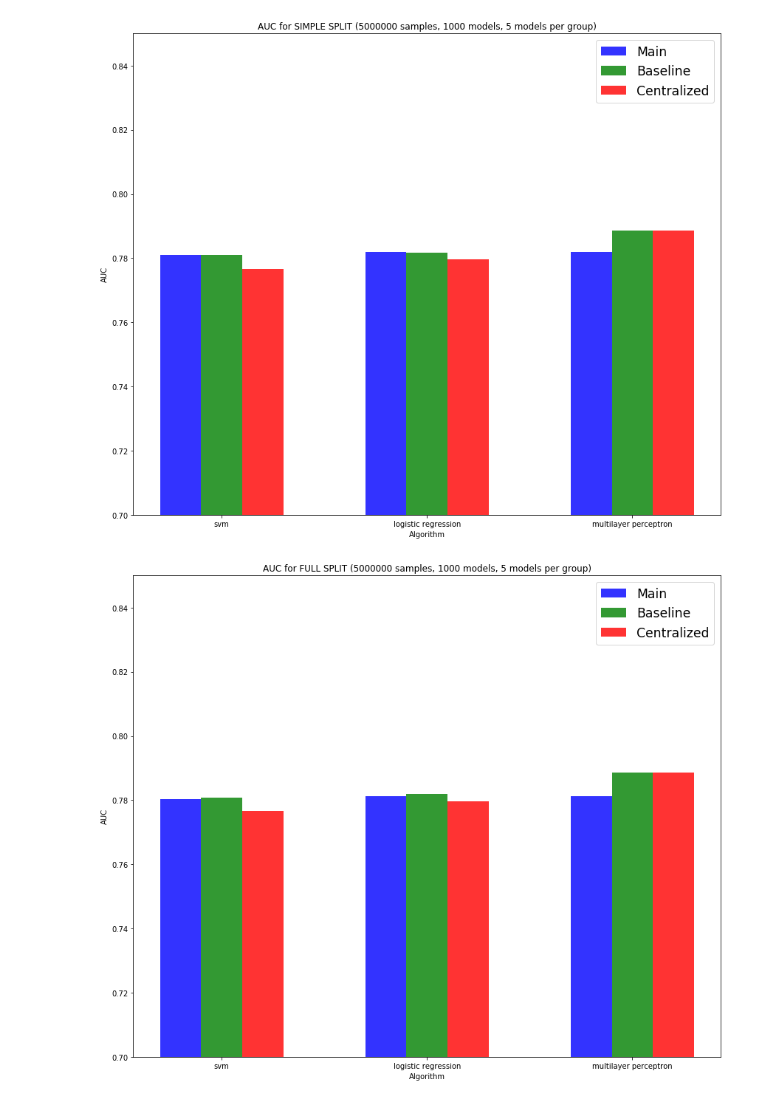
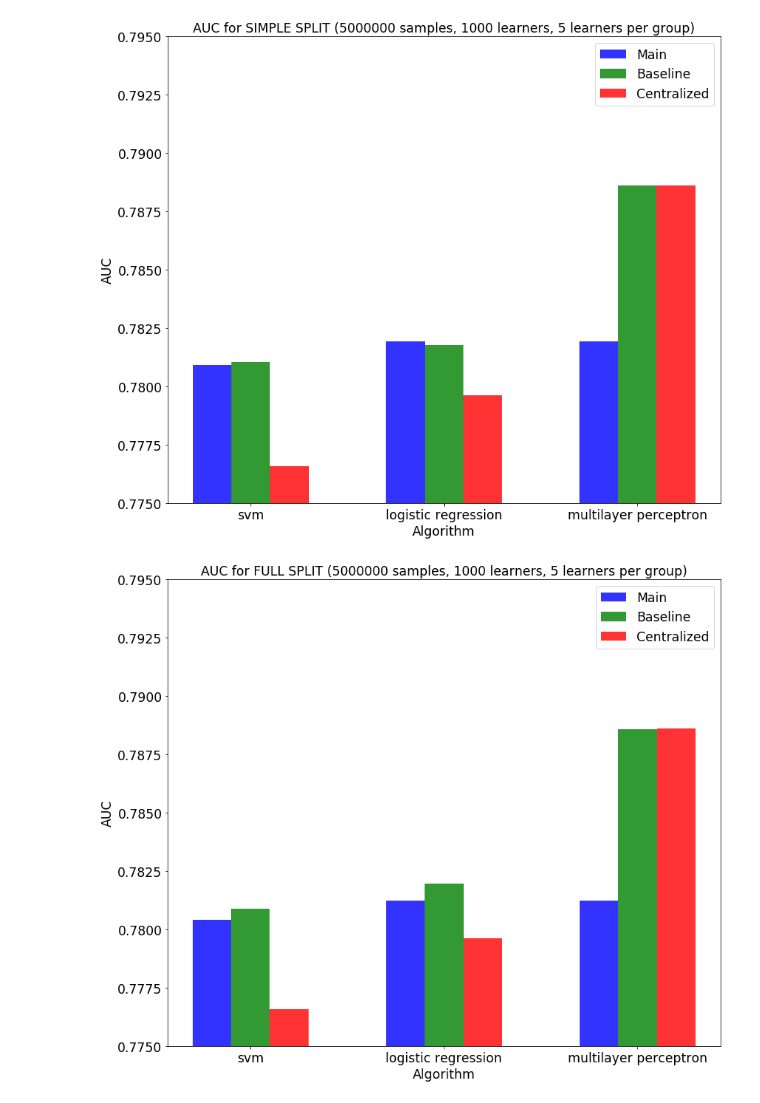
Before and after one commit to alisakhatipova/Parallel-Machine-Learning, a Jupyter notebook: split_exp.ipynb, the cells around one changed output. Drawn from its saved outputs; the diff is of its cells as text; code cells hidden in the pictures.

```diff
--- a/split_exp.ipynb
+++ b/split_exp.ipynb
@@ -69,8 +53,8 @@ fig, ax = plt.subplots(figsize=(12, 10))
 index = np.arange(n_groups)
 bar_width = 0.2
 opacity = 0.8
-ax.set_ylim(ymin=0.7)
-ax.set_ylim(ymax=0.85)
+ax.set_ylim(ymin=0.775)
+ax.set_ylim(ymax=0.795)
 rects1 = plt.bar(index, thund, bar_width,
                  alpha=opacity,
                  color='b',
@@ -86,16 +70,17 @@ rects2 = plt.bar(index + 2*bar_width, centr, bar_width,
                  color='r',
                  label='Centralized')
 
-plt.xlabel('Algorithm')
-plt.ylabel('AUC')
-plt.title('AUC for SIMPLE SPLIT (5000000 samples, 1000 models, 5 models per group)')
-plt.xticks(index + bar_width, algs)
+plt.xlabel('Algorithm', fontsize = 'xx-large')
+plt.ylabel('AUC', fontsize = 'xx-large')
+plt.title('AUC for SIMPLE SPLIT (5000000 samples, 1000 learners, 5 learners per group)', fontsize = 'xx-large')
+plt.xticks(index + bar_width, algs, fontsize = 'xx-large')
+plt.yticks(fontsize = 'xx-large')
 plt.legend(fontsize = 'xx-large')
 
 plt.tight_layout()
 plt.show()
 # %% [output]
-[figure, old version]
+[figure, new version]
 # %%
 # full split
 algs = ['svm', 'logistic regression', 'multilayer perceptron']
@@ -103,40 +88,41 @@ algs = ['svm', 'logistic regression', 'multilayer perceptron']
 n_groups = 3
 thund = [alg_svm_aver_full, alg_lr_aver_full, alg_lr_aver_full]
 baseline = [alg_svm_aver_full_baseline, alg_lr_aver_full_baseline, alg_nn_aver_full_baseline]
 centr = [alg_svm_aver_real, alg_lr_aver_real, alg_nn_aver_real]
 
 # create plot
 fig, ax = plt.subplots(figsize=(12, 10))
 index = np.arange(n_groups)
 bar_width = 0.2
 opacity = 0.8
-ax.set_ylim(ymin=0.7)
-ax.set_ylim(ymax=0.85)
+ax.set_ylim(ymin=0.775)
+ax.set_ylim(ymax=0.795)
 rects1 = plt.bar(index, thund, bar_width,
                  alpha=opacity,
                  color='b',
                  label='Main')
 
 rects2 = plt.bar(index + bar_width, baseline, bar_width,
                  alpha=opacity,
                  color='g',
                  label='Baseline')
 
 rects2 = plt.bar(index + 2*bar_width, centr, bar_width,
                  alpha=opacity,
                  color='r',
                  label='Centralized')
 
-plt.xlabel('Algorithm')
-plt.ylabel('AUC')
-plt.title('AUC for FULL SPLIT (5000000 samples, 1000 models, 5 models per group)')
-plt.xticks(index + bar_width, algs)
+plt.xlabel('Algorithm', fontsize = 'xx-large')
+plt.ylabel('AUC', fontsize = 'xx-large')
+plt.title('AUC for FULL SPLIT (5000000 samples, 1000 learners, 5 learners per group)', fontsize = 'xx-large')
+plt.xticks(index + bar_width, algs, fontsize = 'xx-large')
+plt.yticks(fontsize = 'xx-large')
 plt.legend(fontsize = 'xx-large')
 
 plt.tight_layout()
 plt.show()
 # %% [output]
-[figure, old version]
+[figure, new version]
 # %%
 # no split
 algs = ['svm', 'logistic regression', 'multilayer perceptron']
```
Also changed, not shown: parts of 2 cells of this notebook, 3 other files.
